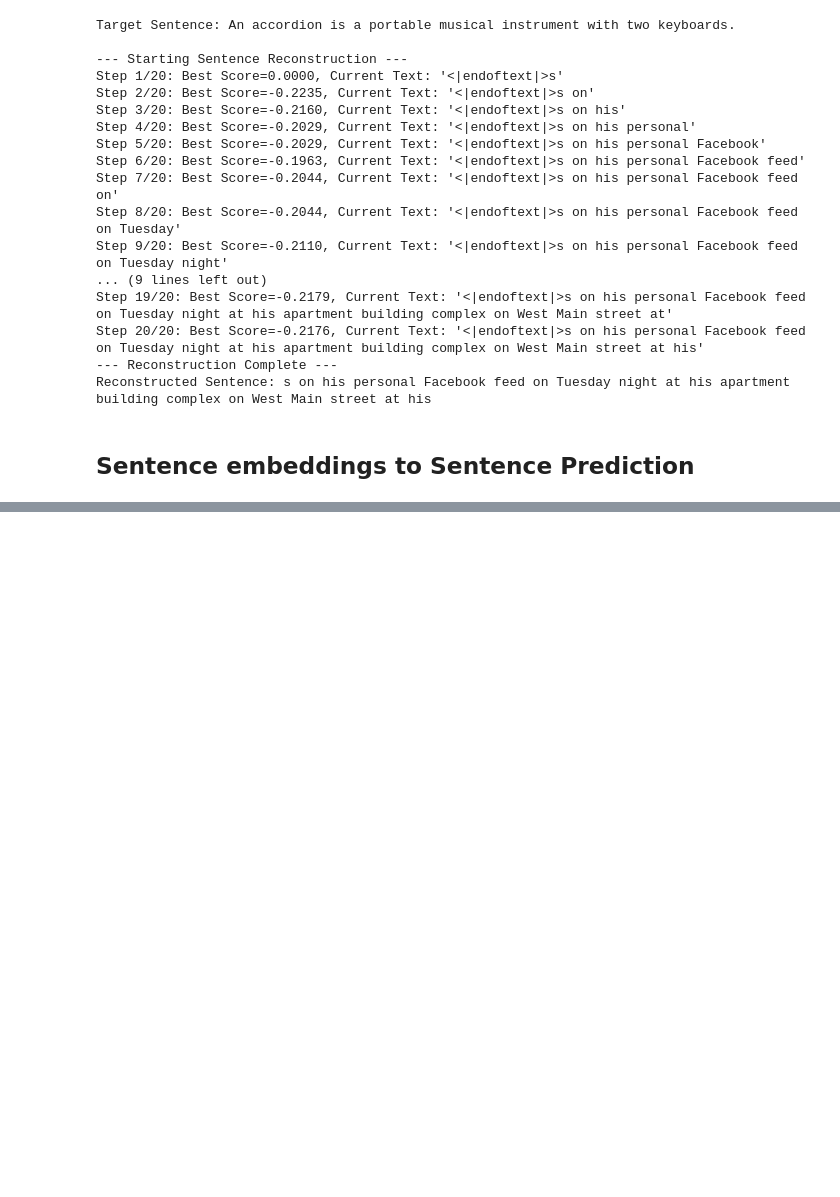
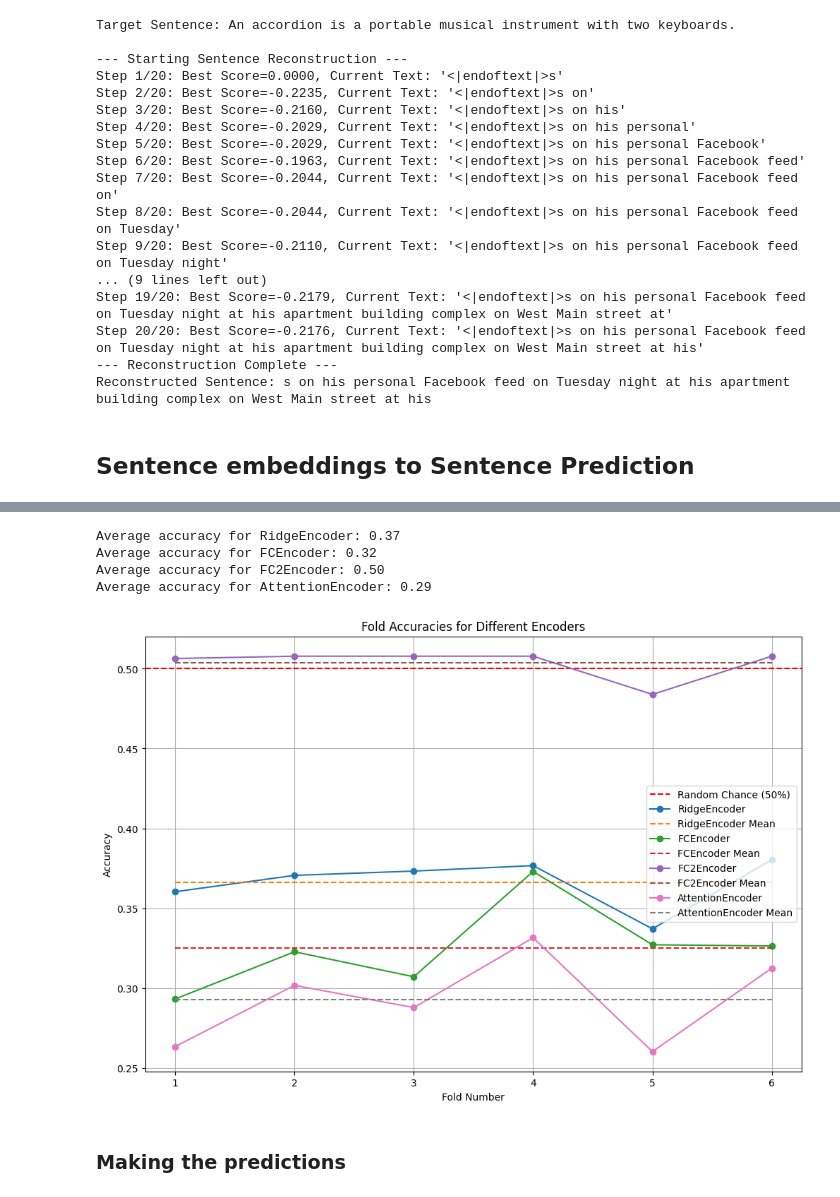
Before and after one commit to Horef/lcc_final, a Jupyter notebook: open_part.ipynb, the cells around one changed output, grey strips where cells are left out. Drawn from its saved outputs; the diff is of its cells as text; code cells hidden in the pictures; blank space fills up the shorter version.

Commit message:
stable with llm encoding and reconstruction

```diff
--- a/open_part.ipynb
+++ b/open_part.ipynb
@@ -515,0 +747,11 @@ Reconstructed Sentence: s on his personal Facebook feed on Tuesday night at his
+# %%
+# using the bert model to encode the sentences in the second experiment and later use it for reconstruction
+tokenizer_bert, model_bert = get_bert_model()
+
+exp2_vecs_bert = np.zeros((len(exp2_sent), 768), dtype=np.float32)
+for i, sentence in enumerate(exp2_sent):
+    inputs = tokenizer_bert(sentence, return_tensors='pt', padding=True, truncation=True, max_length=512)
+    with torch.no_grad():
+        outputs = model_bert(**inputs)
+        last_hidden_state = outputs.last_hidden_state
+        exp2_vecs_bert[i] = last_hidden_state.mean(dim=1).squeeze().numpy()
@@ -515,0 +794,5 @@ Reconstructed Sentence: s on his personal Facebook feed on Tuesday night at his
+# %%
+exp2_vecs_llm = np.zeros((len(exp2_sent), 2048), dtype=np.float32)
+
+for i, sentence in enumerate(exp2_sent):
+    exp2_vecs_llm[i] = get_llm_sequence_embedding(sentence, lm_tokenizer, lm_model)
@@ -515,0 +810,4 @@ Reconstructed Sentence: s on his personal Facebook feed on Tuesday night at his
+# %%
+llm_encoder_list = [RidgeEncoder, FCEncoder, FC2Encoder, AttentionEncoder]
+# %%
+llm_entity_accuracies_list, llm_fold_accuracies_list = test_different_encoders(llm_encoder_list, exp2_fmri_reduced, exp2_vecs_llm, n_folds=6, dist='llm')
@@ -515,0 +822,10 @@ Reconstructed Sentence: s on his personal Facebook feed on Tuesday night at his
+# %%
+plot_encoders_results(llm_encoder_list, llm_entity_accuracies_list, llm_fold_accuracies_list, dist='llm')
+# %% [output]
+Average accuracy for RidgeEncoder: 0.37
+Average accuracy for FCEncoder: 0.32
+Average accuracy for FC2Encoder: 0.50
+Average accuracy for AttentionEncoder: 0.29
+[figure, added]
+# %% [markdown]
+### Making the predictions
```
Also changed, not shown: parts of 30 cells of this notebook, 26 other files.
